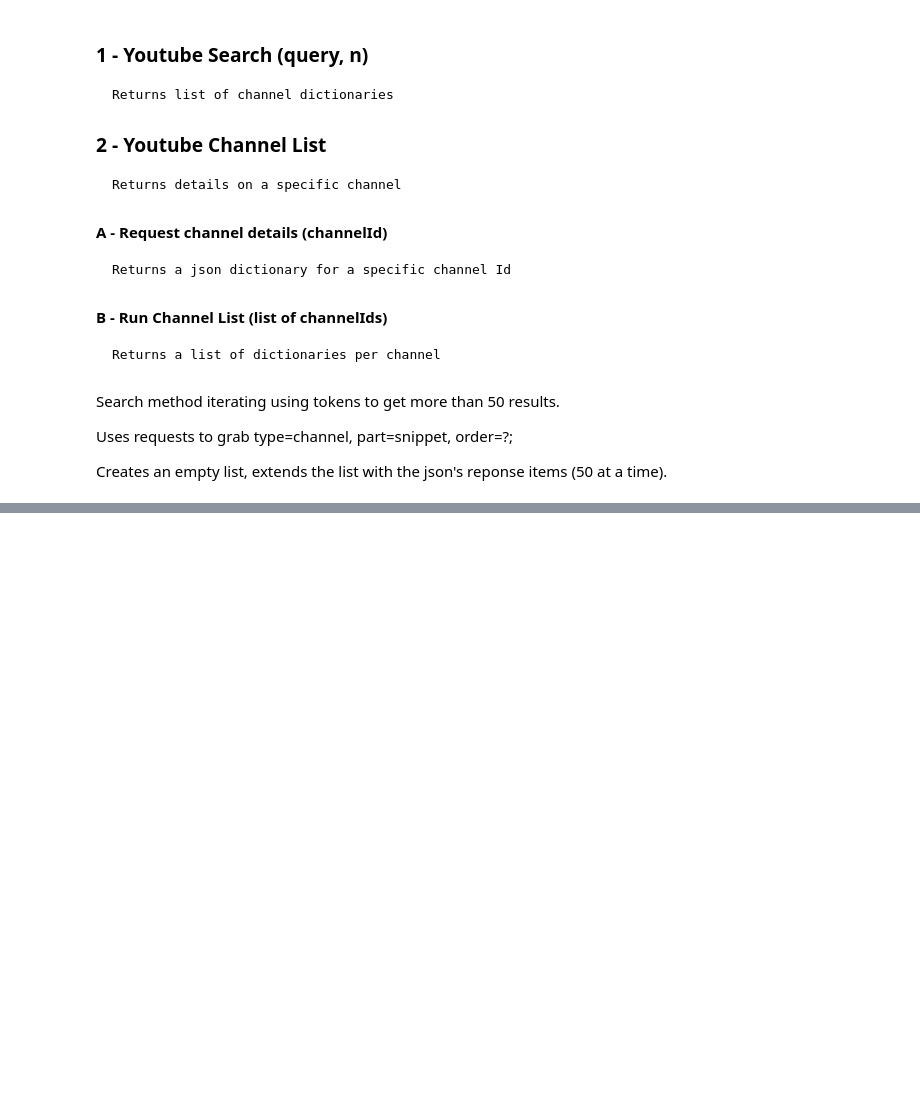
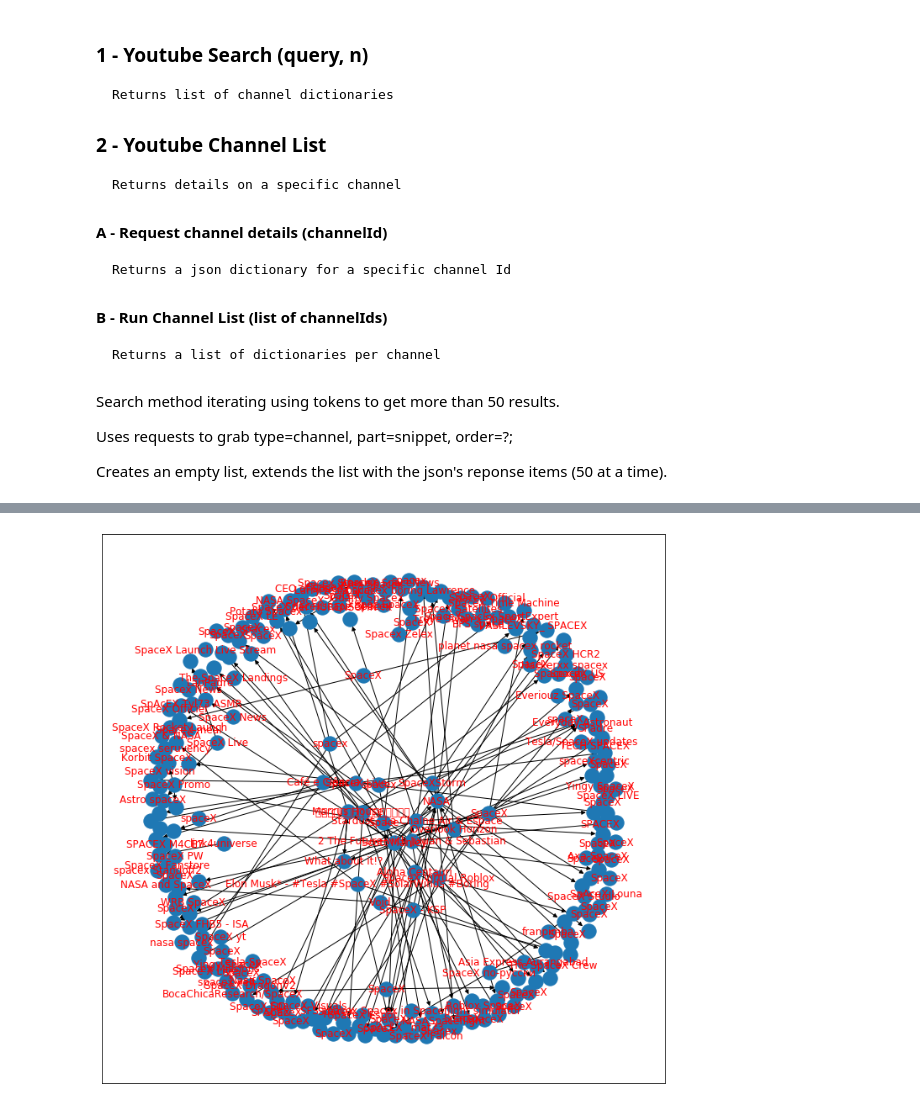
Before and after one commit to DanOvad/youtube-channel-analysis, a Jupyter notebook: youtube_data.ipynb, the cells around one changed output, grey strips where cells are left out. Drawn from its saved outputs; the diff is of its cells as text; code cells hidden in the pictures; blank space fills up the shorter version.

```diff
--- a/youtube_data.ipynb
+++ b/youtube_data.ipynb
@@ -184,0 +171,4 @@ True
+# %%
+S = graph_channels(CHANNEL_NETWORK, CHANNEL_NAMES)
+# %% [output]
+[figure, added]
```
Also changed, not shown: parts of 25 cells of this notebook.
